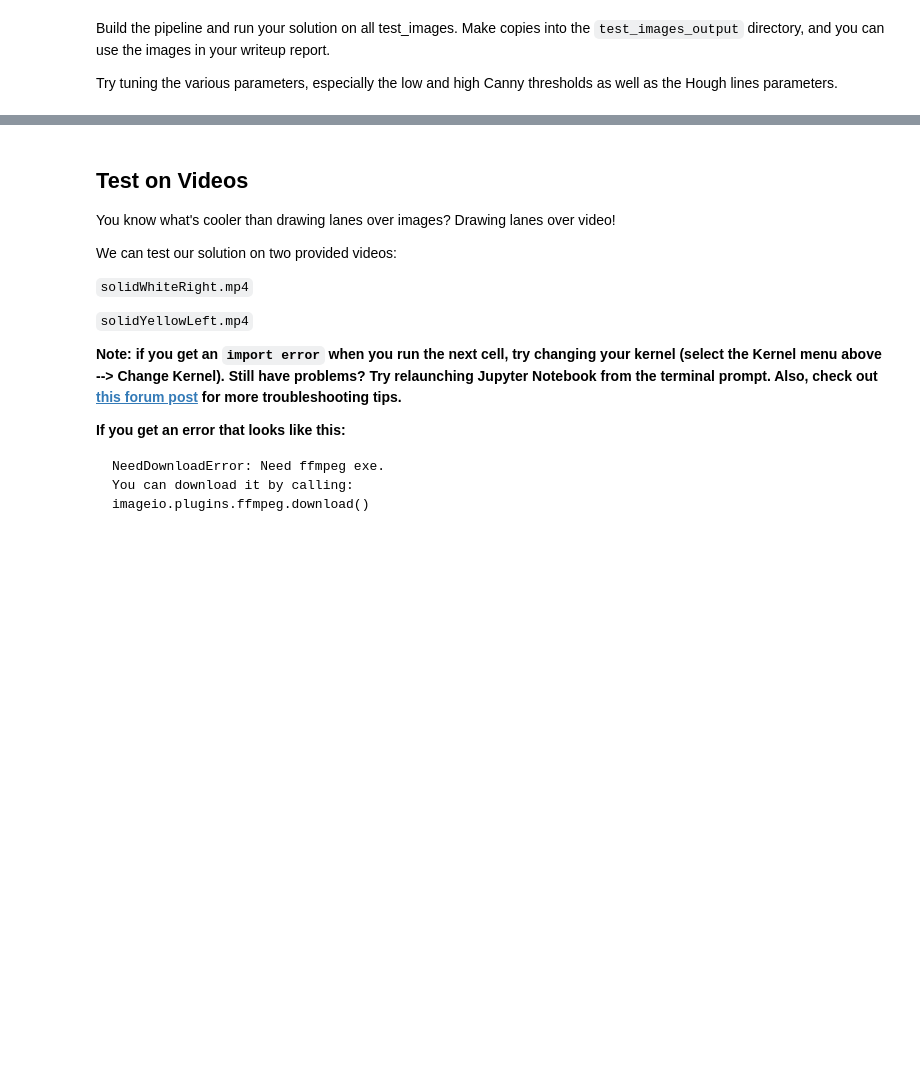
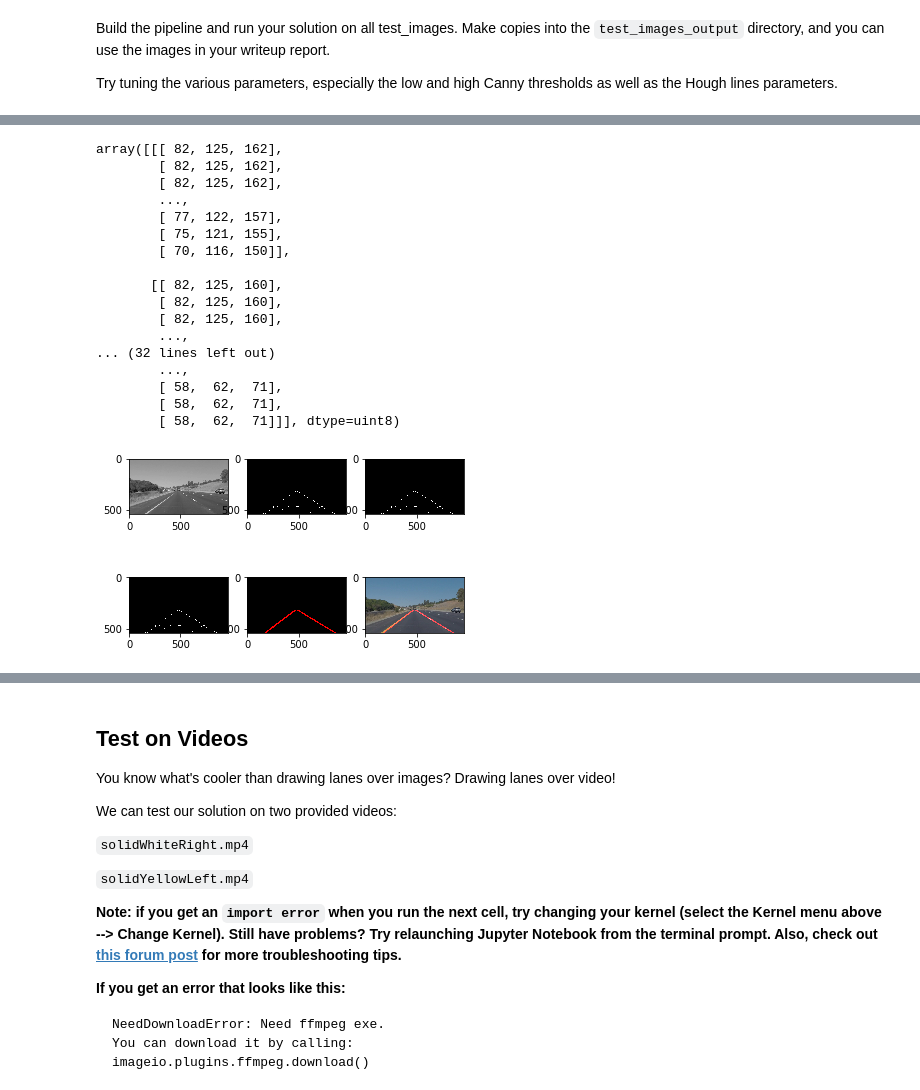
Before and after one commit to hyo009/CarND-LaneLines-P1, a Jupyter notebook: P1.ipynb, the cells around one changed output, grey strips where cells are left out. Cells and saved outputs as stored; diff of their text form; code cells hidden in the pictures; blank space fills up the shorter version.

```diff
--- a/P1.ipynb
+++ b/P1.ipynb
@@ -186,0 +356,21 @@ Try tuning the various parameters, especially the low and high Canny thresholds
+# %%
+draw_lane_lines(test_images[3])
+# %% [output]
+array([[[ 82, 125, 162],
+        [ 82, 125, 162],
+        [ 82, 125, 162],
+        ...,
+        [ 77, 122, 157],
+        [ 75, 121, 155],
+        [ 70, 116, 150]],
+
+       [[ 82, 125, 160],
+        [ 82, 125, 160],
+        [ 82, 125, 160],
+        ...,
+... (32 lines left out)
+        ...,
+        [ 58,  62,  71],
+        [ 58,  62,  71],
+        [ 58,  62,  71]]], dtype=uint8)
+[figure, added]
```
Also changed, not shown: parts of 16 cells of this notebook.
